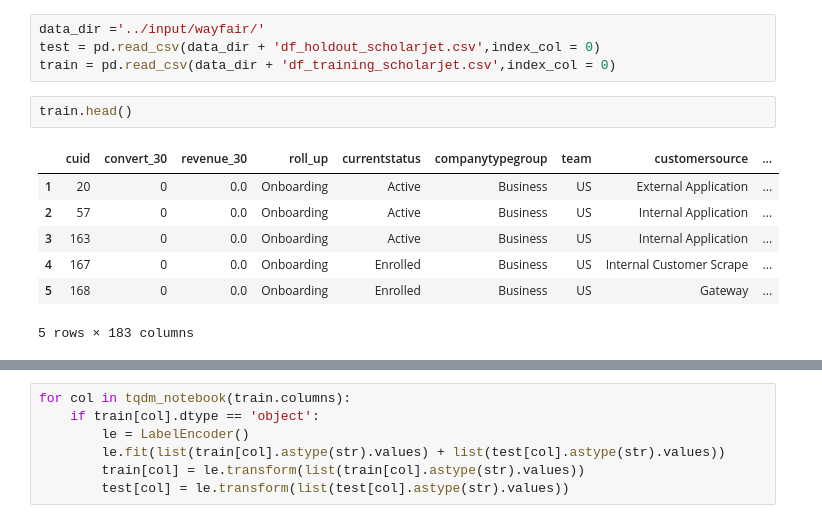
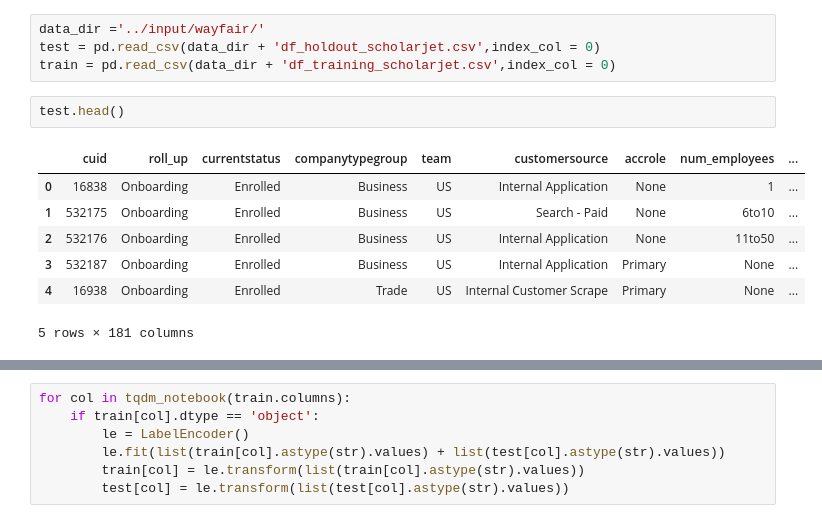
Before and after one commit to MarcoXM/WayfairCompetition, a Jupyter notebook: Boosting/Boosting_for_wayfair.ipynb, the cells around one changed output, grey strips where cells are left out. Saved outputs shown, nothing was run; the diff lists cells and outputs as text.

```diff
--- a/Boosting/Boosting_for_wayfair.ipynb
+++ b/Boosting/Boosting_for_wayfair.ipynb
@@ -47,15 +47,15 @@ data_dir ='../input/wayfair/'
 test = pd.read_csv(data_dir + 'df_holdout_scholarjet.csv',index_col = 0)
 train = pd.read_csv(data_dir + 'df_training_scholarjet.csv',index_col = 0)
 # %%
-train.head()
+test.head()
 # %% [output]
-|  | cuid | convert_30 | revenue_30 | roll_up | currentstatus | companytypegroup | team | customersource | ... |
-| 1 | 20 | 0 | 0.0 | Onboarding | Active | Business | US | External Application | ... |
-| 2 | 57 | 0 | 0.0 | Onboarding | Active | Business | US | Internal Application | ... |
-| 3 | 163 | 0 | 0.0 | Onboarding | Active | Business | US | Internal Application | ... |
-| 4 | 167 | 0 | 0.0 | Onboarding | Enrolled | Business | US | Internal Customer Scrape | ... |
-| 5 | 168 | 0 | 0.0 | Onboarding | Enrolled | Business | US | Gateway | ... |
+|  | cuid | roll_up | currentstatus | companytypegroup | team | customersource | accrole | num_employees | ... |
+| 0 | 16838 | Onboarding | Enrolled | Business | US | Internal Application | None | 1 | ... |
+| 1 | 532175 | Onboarding | Enrolled | Business | US | Search - Paid | None | 6to10 | ... |
+| 2 | 532176 | Onboarding | Enrolled | Business | US | Internal Application | None | 11to50 | ... |
+| 3 | 532187 | Onboarding | Enrolled | Business | US | Internal Application | Primary | None | ... |
+| 4 | 16938 | Onboarding | Enrolled | Trade | US | Internal Customer Scrape | Primary | None | ... |
-5 rows × 183 columns
+5 rows × 181 columns
 # %%
 one_value_cols = [col for col in train.columns if train[col].nunique() <= 1]
 one_value_cols_test = [col for col in test.columns if test[col].nunique() <= 1]
```
Also changed, not shown: parts of 9 cells of this notebook.
